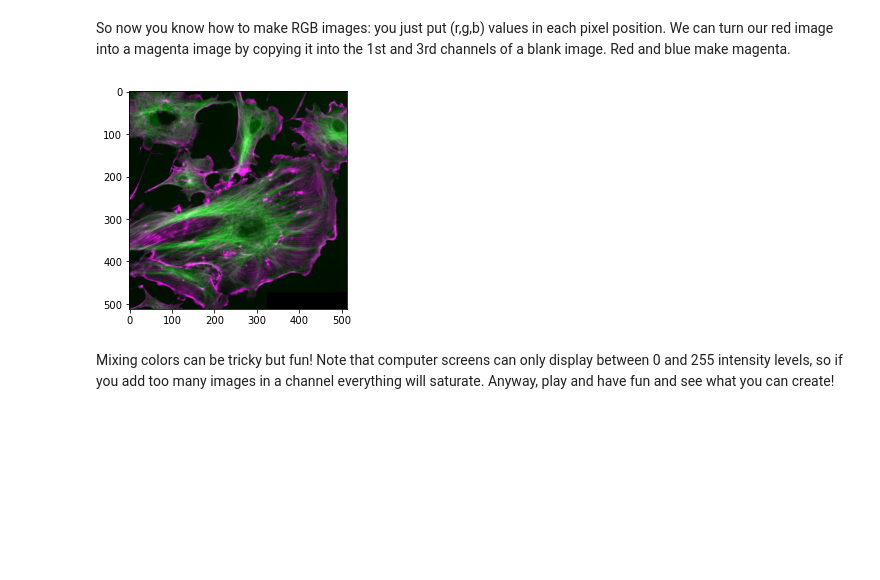
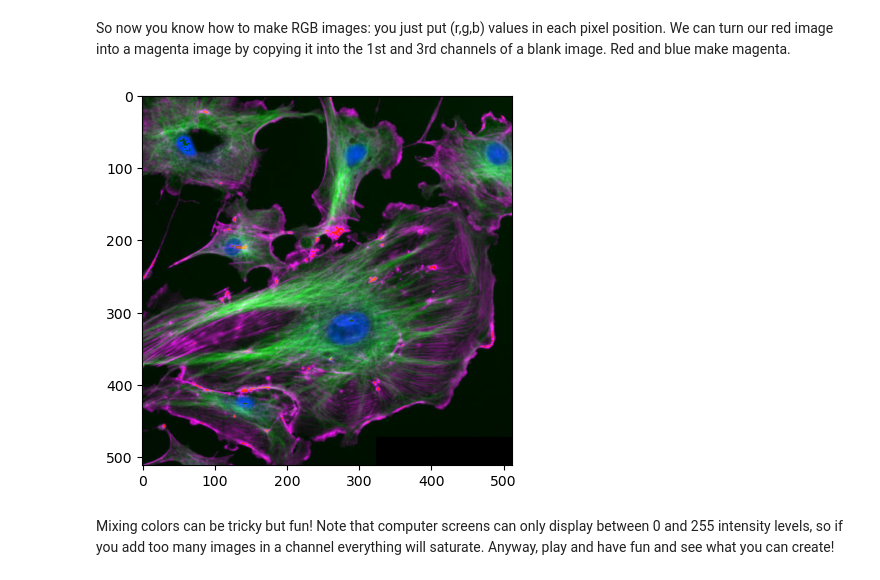
Before and after one commit to jnjahncke/pfb2022_problemsets, a Jupyter notebook: image_processing/image_processing_basics.ipynb, the cells around one changed output. Drawn from its saved outputs; the diff is of its cells as text; code cells hidden in the pictures; blank space fills up the shorter version.

Commit message:
image processing notebooks with notes

```diff
--- a/image_processing/image_processing_basics.ipynb
+++ b/image_processing/image_processing_basics.ipynb
@@ -258,15 +258,16 @@ So now you know how to make RGB images: you just put (r,g,b) values in each pixe
 # %%
 #this makes a blank image with the same shape as the one we imported
 cimg2=np.zeros(cimg.shape,dtype=np.uint8)
 #set the red channel
-cimg2[:,:,0]=cimg[:,:,0]
+cimg2[:,:,0]=cimg[:,:,0] # put "red (0)" in the red channel
 #set the blue channel
-cimg2[:,:,2]=cimg[:,:,0]
+cimg2[:,:,2]=cimg[:,:,0] # put "red (0)" in the blue channel (blue + red = magenta)
+cimg2[:,:,2]+=cimg[:,:,2] # and put "blue (2)" in the blue channel
 #keep the green channel as it was
-cimg2[:,:,1]=cimg[:,:,1]
-plt.imshow(cimg2)
+cimg2[:,:,1]=cimg[:,:,1] # put "green (1)" in the green channel
+plt.imshow(cimg2)#
 plt.show()
 # %% [output]
-[figure, old version]
+[figure, new version]
 # %% [markdown]
 Mixing colors can be tricky but fun!  Note that computer screens can only display between 0 and 255 intensity levels, so if you add too many images in a channel everything will saturate.  Anyway, play and have fun and see what you can create!
```
Also changed, not shown: parts of 13 cells of this notebook, 1 other file.
